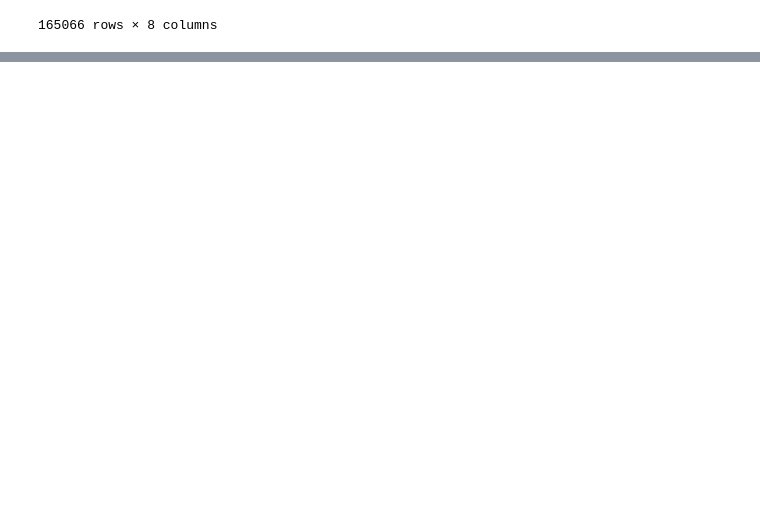
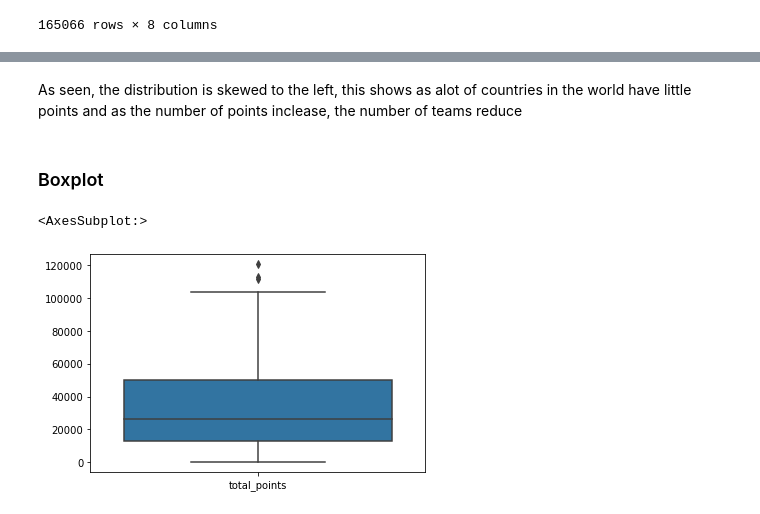
Before and after one commit to mbururyan/Football-match-predictor, a Jupyter notebook: scores_regression.ipynb, the cells around one changed output, grey strips where cells are left out. Saved outputs shown, nothing was run; the diff lists cells and outputs as text; code cells hidden in the pictures; blank space fills up the shorter version.

```diff
--- a/scores_regression.ipynb
+++ b/scores_regression.ipynb
@@ -410,0 +550,9 @@ merge_one
+# %% [markdown]
+As seen, the distribution is skewed to the left, this shows as alot of countries in the world have little points and as the number of points inclease, the number of teams reduce
+# %% [markdown]
+### Boxplot
+# %%
+sns.boxplot(data=df_points_good)
+# %% [output]
+<AxesSubplot:>
+[figure, added]
```
Also changed, not shown: parts of 85 cells of this notebook.
